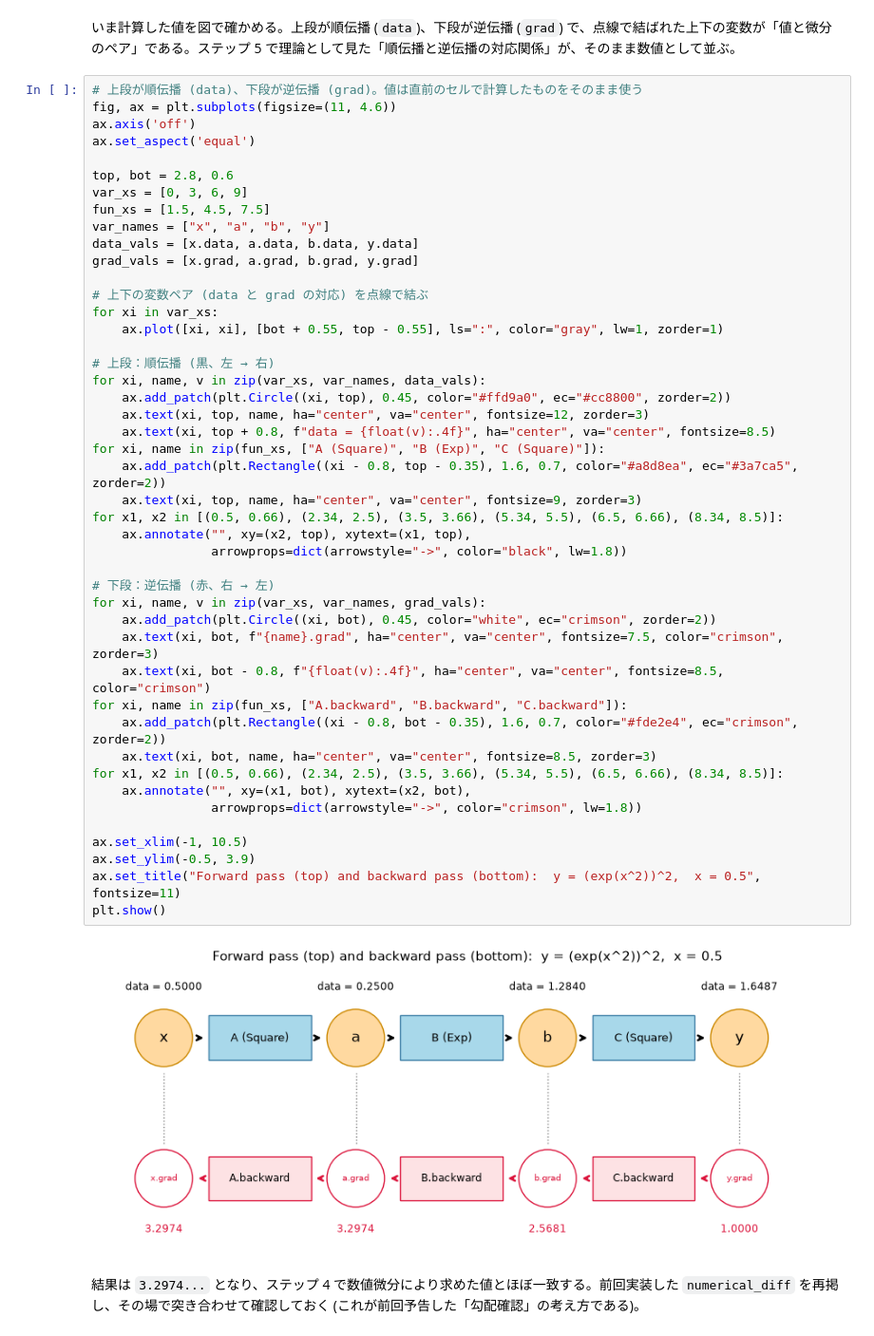
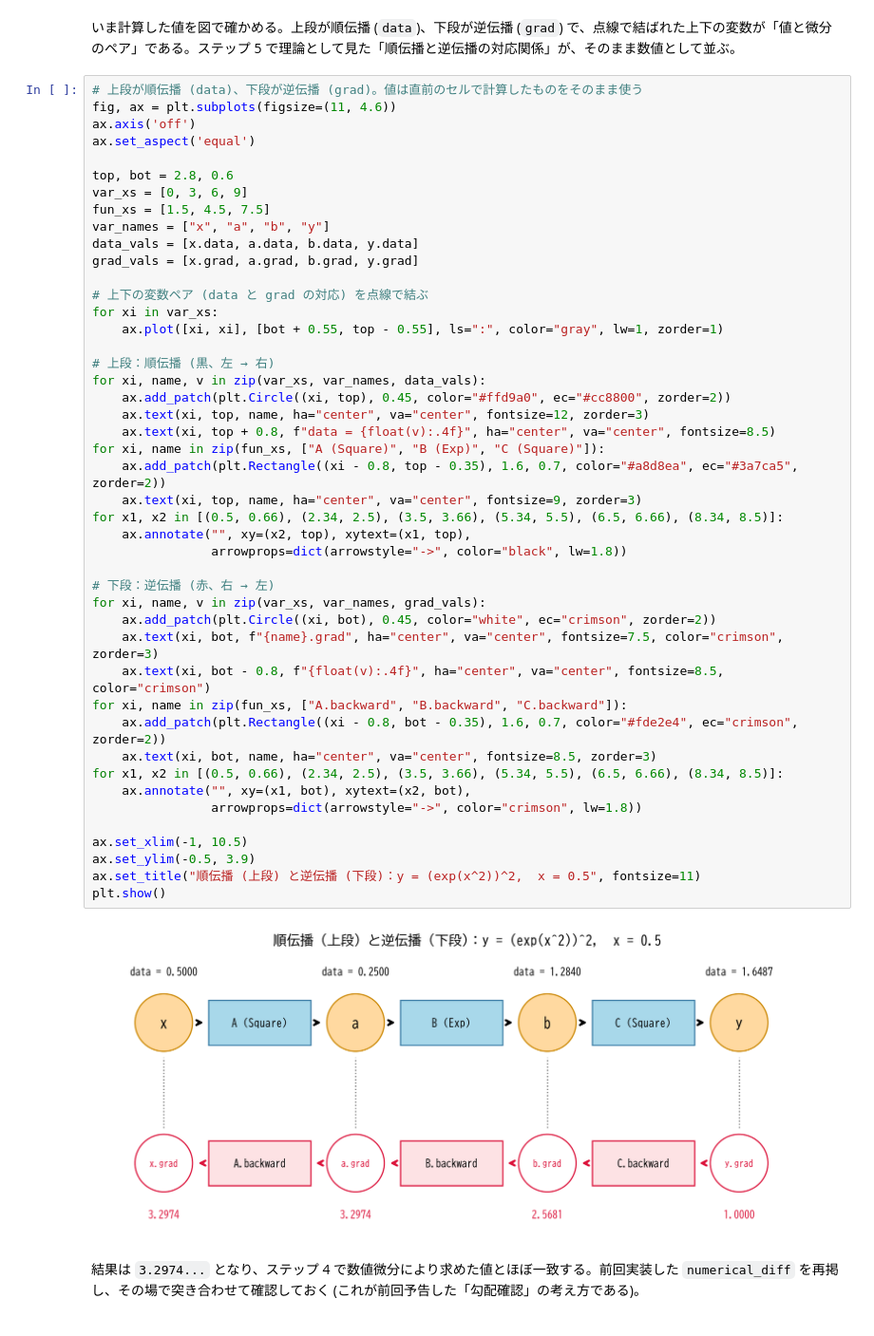
Before and after one commit to AcademiXBase/deep-learning-from-scratch-3, a Jupyter notebook: notebooks/stage1_step6-10.ipynb, the cells around one changed output. Shown at 95% size. Saved outputs shown, nothing was run; the diff lists cells and outputs as text.

```diff
--- a/notebooks/stage1_step6-10.ipynb
+++ b/notebooks/stage1_step6-10.ipynb
@@ -157,35 +193,35 @@ for xi in var_xs:
     ax.plot([xi, xi], [bot + 0.55, top - 0.55], ls=":", color="gray", lw=1, zorder=1)
 
 # 上段：順伝播 (黒、左 → 右)
 for xi, name, v in zip(var_xs, var_names, data_vals):
     ax.add_patch(plt.Circle((xi, top), 0.45, color="#ffd9a0", ec="#cc8800", zorder=2))
     ax.text(xi, top, name, ha="center", va="center", fontsize=12, zorder=3)
     ax.text(xi, top + 0.8, f"data = {float(v):.4f}", ha="center", va="center", fontsize=8.5)
 for xi, name in zip(fun_xs, ["A (Square)", "B (Exp)", "C (Square)"]):
     ax.add_patch(plt.Rectangle((xi - 0.8, top - 0.35), 1.6, 0.7, color="#a8d8ea", ec="#3a7ca5", zorder=2))
     ax.text(xi, top, name, ha="center", va="center", fontsize=9, zorder=3)
 for x1, x2 in [(0.5, 0.66), (2.34, 2.5), (3.5, 3.66), (5.34, 5.5), (6.5, 6.66), (8.34, 8.5)]:
     ax.annotate("", xy=(x2, top), xytext=(x1, top),
                 arrowprops=dict(arrowstyle="->", color="black", lw=1.8))
 
 # 下段：逆伝播 (赤、右 → 左)
 for xi, name, v in zip(var_xs, var_names, grad_vals):
     ax.add_patch(plt.Circle((xi, bot), 0.45, color="white", ec="crimson", zorder=2))
     ax.text(xi, bot, f"{name}.grad", ha="center", va="center", fontsize=7.5, color="crimson", zorder=3)
     ax.text(xi, bot - 0.8, f"{float(v):.4f}", ha="center", va="center", fontsize=8.5, color="crimson")
 for xi, name in zip(fun_xs, ["A.backward", "B.backward", "C.backward"]):
     ax.add_patch(plt.Rectangle((xi - 0.8, bot - 0.35), 1.6, 0.7, color="#fde2e4", ec="crimson", zorder=2))
     ax.text(xi, bot, name, ha="center", va="center", fontsize=8.5, zorder=3)
 for x1, x2 in [(0.5, 0.66), (2.34, 2.5), (3.5, 3.66), (5.34, 5.5), (6.5, 6.66), (8.34, 8.5)]:
     ax.annotate("", xy=(x1, bot), xytext=(x2, bot),
                 arrowprops=dict(arrowstyle="->", color="crimson", lw=1.8))
 
 ax.set_xlim(-1, 10.5)
 ax.set_ylim(-0.5, 3.9)
-ax.set_title("Forward pass (top) and backward pass (bottom):  y = (exp(x^2))^2,  x = 0.5", fontsize=11)
+ax.set_title("順伝播 (上段) と逆伝播 (下段)：y = (exp(x^2))^2,  x = 0.5", fontsize=11)
 plt.show()
 # %% [output]
-[figure, old version]
+[figure, new version]
 # %% [markdown]
 結果は `3.2974...` となり、ステップ 4 で数値微分により求めた値とほぼ一致する。前回実装した `numerical_diff` を再掲し、その場で突き合わせて確認しておく (これが前回予告した「勾配確認」の考え方である)。
 # %%
```
Also changed, not shown: parts of 7 cells of this notebook.
